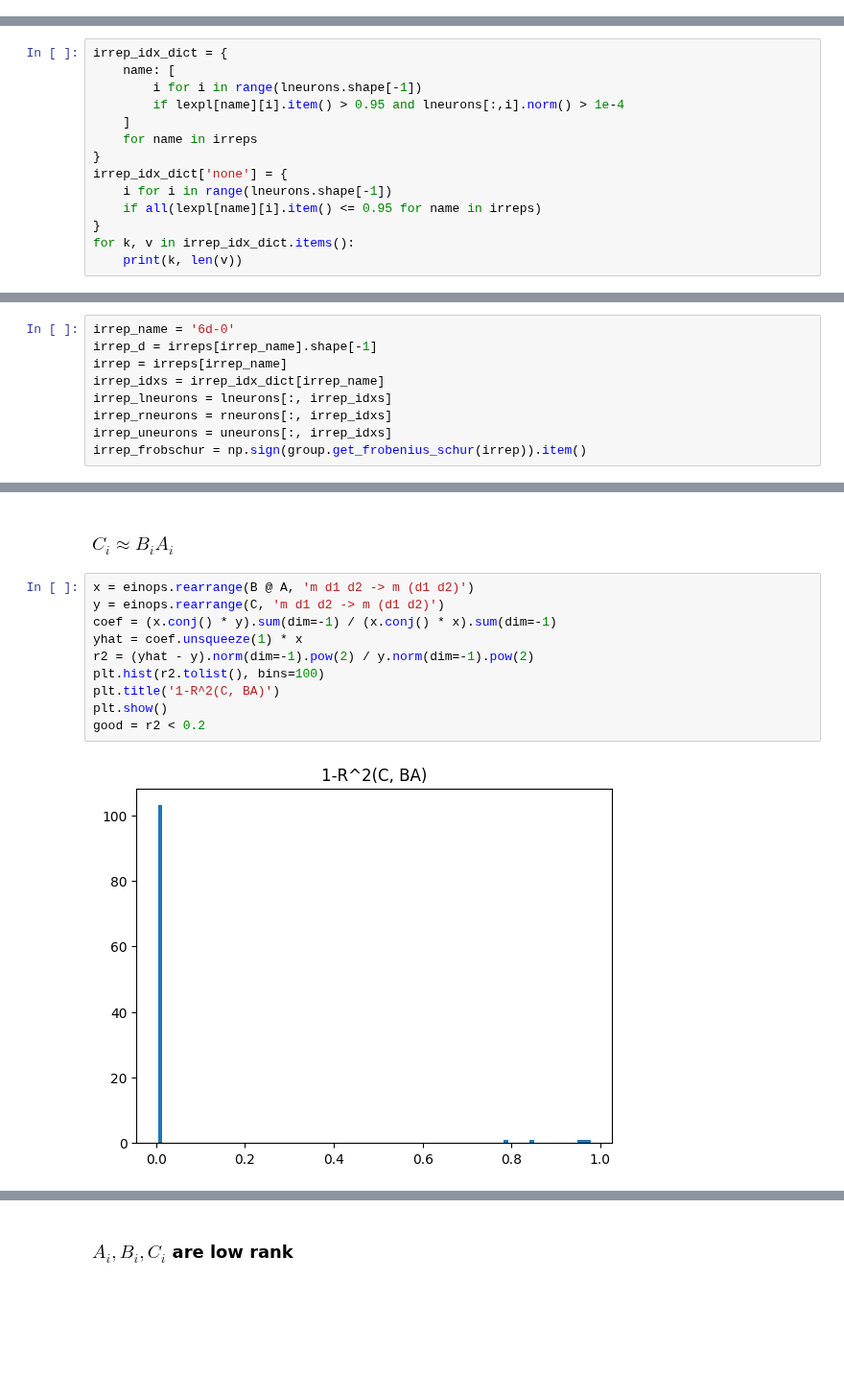
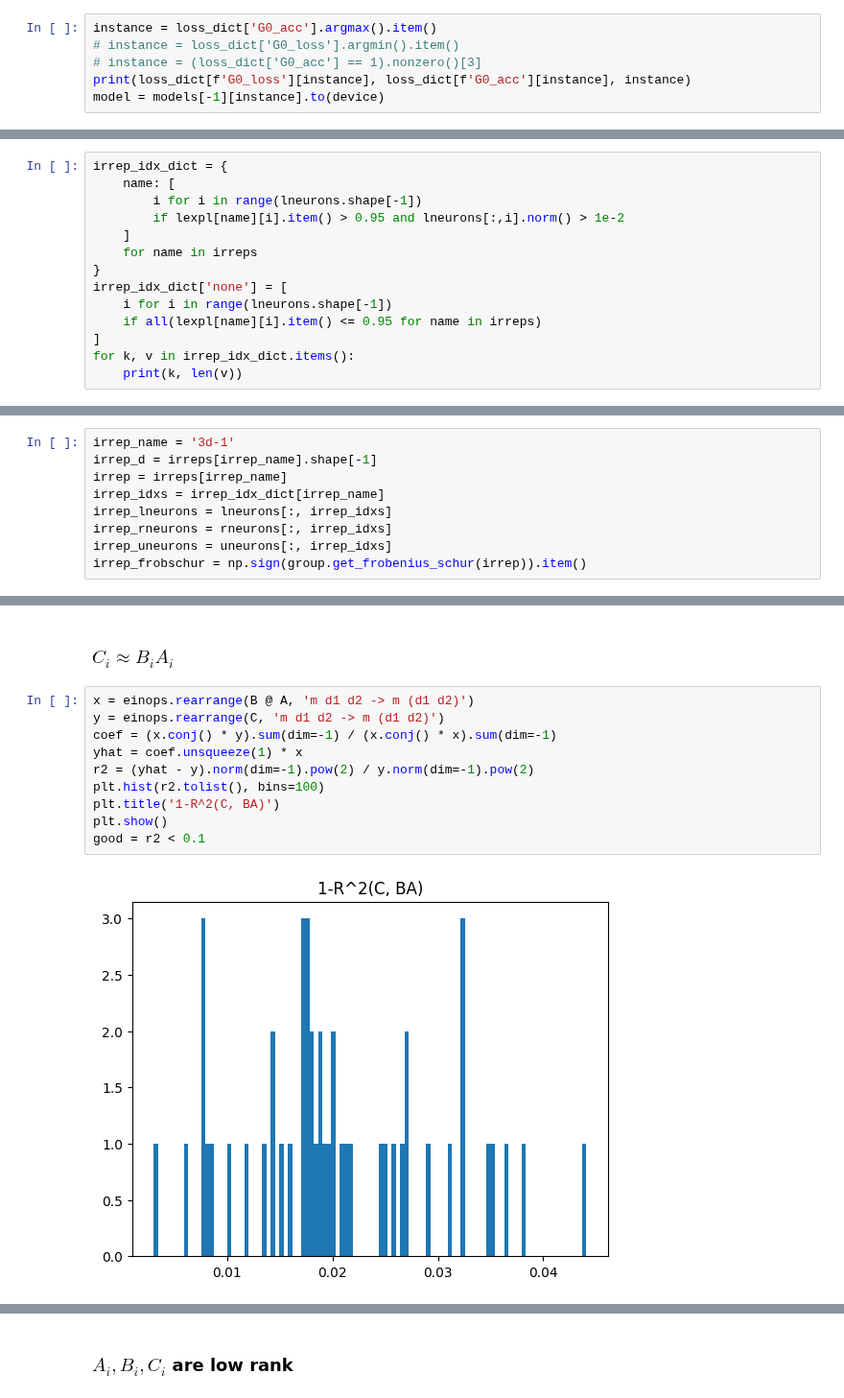
Before and after one commit to LouisYRYJ/Finite-groups, a Jupyter notebook: notebooks/irreps_all.ipynb, the cells around one changed output, grey strips where cells are left out. Shown at 96% size. Saved outputs shown, nothing was run; the diff lists cells and outputs as text; blank space fills up the shorter version.

```diff
--- a/notebooks/irreps_all.ipynb
+++ b/notebooks/irreps_all.ipynb
@@ -70,0 +76,6 @@ tensor(0.0173) tensor(94)
+# %%
+instance = loss_dict['G0_acc'].argmax().item()
+# instance = loss_dict['G0_loss'].argmin().item()
+# instance = (loss_dict['G0_acc'] == 1).nonzero()[3]
+print(loss_dict[f'G0_loss'][instance], loss_dict[f'G0_acc'][instance], instance)
+model = models[-1][instance].to(device)
@@ -174,14 +200,14 @@ for name, irrep in irreps.items():
 irrep_idx_dict = {
     name: [
         i for i in range(lneurons.shape[-1])
-        if lexpl[name][i].item() > 0.95 and lneurons[:,i].norm() > 1e-4
+        if lexpl[name][i].item() > 0.95 and lneurons[:,i].norm() > 1e-2
     ]
     for name in irreps
 }
-irrep_idx_dict['none'] = {
+irrep_idx_dict['none'] = [
     i for i in range(lneurons.shape[-1])
     if all(lexpl[name][i].item() <= 0.95 for name in irreps)
-}
+]
 for k, v in irrep_idx_dict.items():
     print(k, len(v))
 # %% [output]
@@ -199,5 +255,5 @@ none 125
 # %%
-irrep_name = '6d-0'
+irrep_name = '3d-1'
 irrep_d = irreps[irrep_name].shape[-1]
 irrep = irreps[irrep_name]
 irrep_idxs = irrep_idx_dict[irrep_name]
@@ -238,15 +294,15 @@ tensor(5.1830e-06)
 # %%
 x = einops.rearrange(B @ A, 'm d1 d2 -> m (d1 d2)')
 y = einops.rearrange(C, 'm d1 d2 -> m (d1 d2)')
 coef = (x.conj() * y).sum(dim=-1) / (x.conj() * x).sum(dim=-1)
 yhat = coef.unsqueeze(1) * x
 r2 = (yhat - y).norm(dim=-1).pow(2) / y.norm(dim=-1).pow(2)
 plt.hist(r2.tolist(), bins=100)
 plt.title('1-R^2(C, BA)')
 plt.show()
-good = r2 < 0.2
+good = r2 < 0.1
 # %% [output]
-[figure, old version]
+[figure, new version]
 # %%
 plt.hist(coef[good].tolist(), bins=100)
 plt.show()
```
Also changed, not shown: parts of 44 cells of this notebook, 2 other files.
